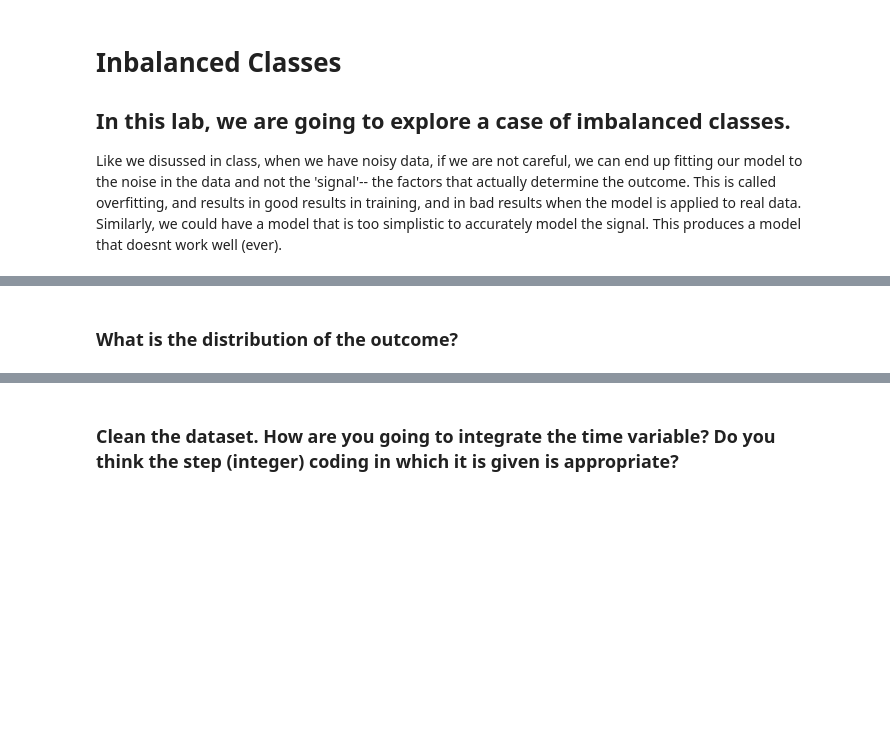
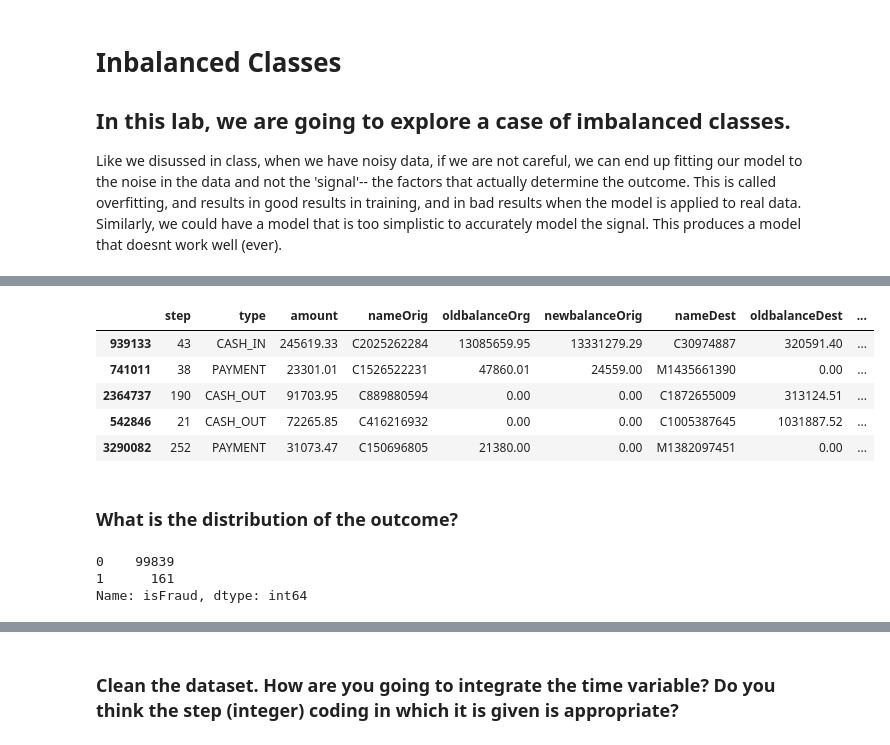
Before and after one commit to ta-data-lis/lab-imbalance, a Jupyter notebook: your-code/lab_imbalance.ipynb, the cells around one changed output, grey strips where cells are left out. Cells and saved outputs as stored; diff of their text form; code cells hidden in the pictures; blank space fills up the shorter version.

```diff
--- a/your-code/lab_imbalance.ipynb
+++ b/your-code/lab_imbalance.ipynb
@@ -14,2 +40,11 @@ Like we disussed in class, when we have noisy data, if we are not careful, we ca
+# %%
+data.head()
+# %% [output]
+|  | step | type | amount | nameOrig | oldbalanceOrg | newbalanceOrig | nameDest | oldbalanceDest | ... |
+| 939133 | 43 | CASH_IN | 245619.33 | C2025262284 | 13085659.95 | 13331279.29 | C30974887 | 320591.40 | ... |
+| 741011 | 38 | PAYMENT | 23301.01 | C1526522231 | 47860.01 | 24559.00 | M1435661390 | 0.00 | ... |
+| 2364737 | 190 | CASH_OUT | 91703.95 | C889880594 | 0.00 | 0.00 | C1872655009 | 313124.51 | ... |
+| 542846 | 21 | CASH_OUT | 72265.85 | C416216932 | 0.00 | 0.00 | C1005387645 | 1031887.52 | ... |
+| 3290082 | 252 | PAYMENT | 31073.47 | C150696805 | 21380.00 | 0.00 | M1382097451 | 0.00 | ... |
 # %% [markdown]
 ### What is the distribution of the outcome?
@@ -17,0 +51,7 @@ Like we disussed in class, when we have noisy data, if we are not careful, we ca
+# %%
+# huge difference between fraud and not Fraud. Need to Re-sample. IN this case most likely over-sampling.
+data["isFraud"].value_counts()
+# %% [output]
+0    99839
+1      161
+Name: isFraud, dtype: int64
```
Also changed, not shown: parts of 51 cells of this notebook.
